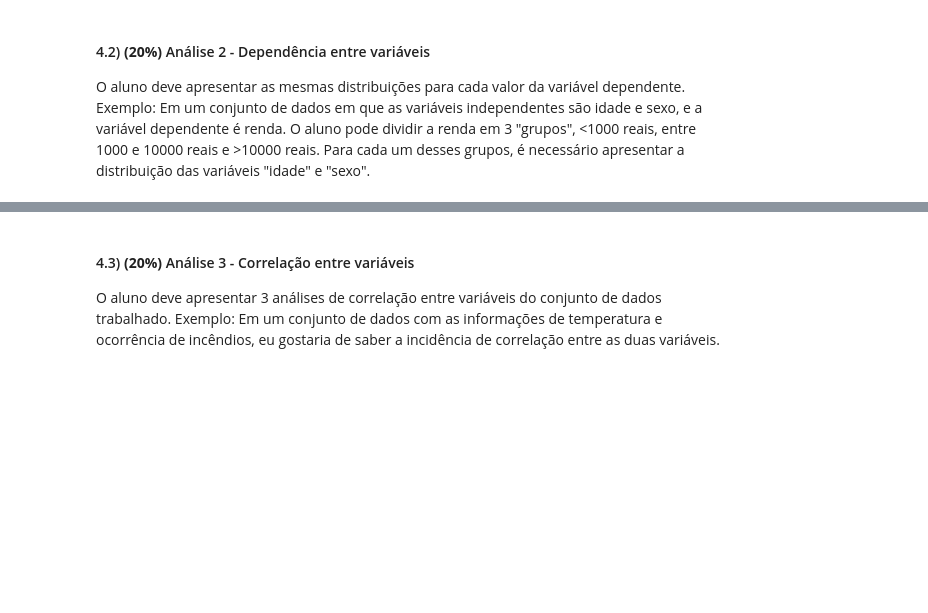
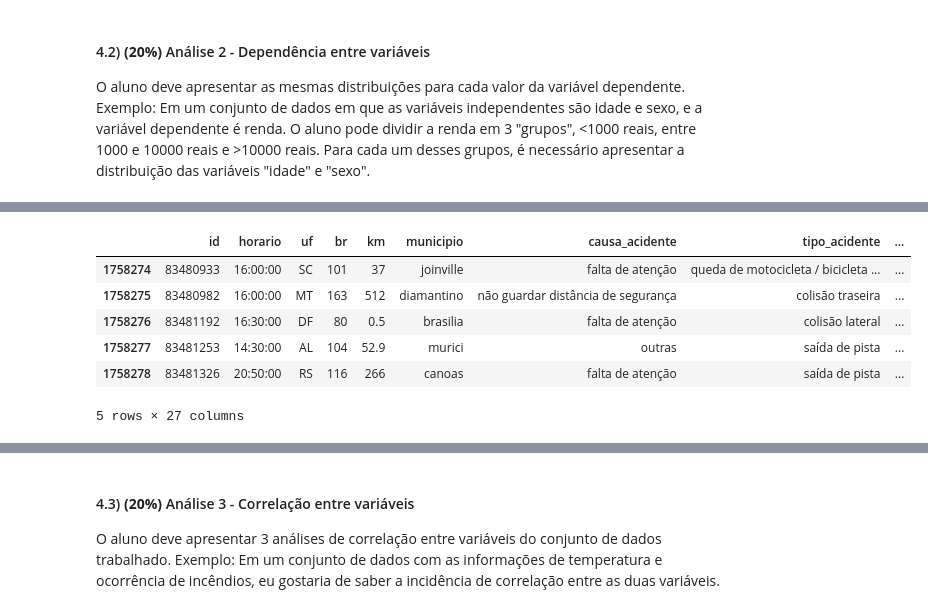
Before and after one commit to LilianeAquino/aed_projeto_1, a Jupyter notebook: template.ipynb, the cells around one changed output, grey strips where cells are left out. Drawn from its saved outputs; the diff is of its cells as text; code cells hidden in the pictures; blank space fills up the shorter version.

```diff
--- a/template.ipynb
+++ b/template.ipynb
@@ -342,0 +358,29 @@ df_2007_2018.reset_index().head(1)
+# %%
+DIAS = [
+    'Segunda-feira',
+    'Terça-feira',
+    'Quarta-feira',
+    'Quinta-Feira',
+    'Sexta-feira',
+    'Sábado',
+    'Domingo'
+]
+
+def dia_semana(data):
+
+    data = date(year=data.year, month=data.month, day=data.day)
+    indice_da_semana = data.weekday()
+    dia_semana = DIAS[indice_da_semana]
+
+    return dia_semana
+
+df_2007_2018['dia_da_semana'] = df_2007_2018['data'].apply(dia_semana)
+df_2007_2018.tail()
+# %% [output]
+|  | id | horario | uf | br | km | municipio | causa_acidente | tipo_acidente | ... |
+| 1758274 | 83480933 | 16:00:00 | SC | 101 | 37 | joinville | falta de atenção | queda de motocicleta / bicicleta ... | ... |
+| 1758275 | 83480982 | 16:00:00 | MT | 163 | 512 | diamantino | não guardar distância de segurança | colisão traseira | ... |
+| 1758276 | 83481192 | 16:30:00 | DF | 80 | 0.5 | brasilia | falta de atenção | colisão lateral | ... |
+| 1758277 | 83481253 | 14:30:00 | AL | 104 | 52.9 | murici | outras | saída de pista | ... |
+| 1758278 | 83481326 | 20:50:00 | RS | 116 | 266 | canoas | falta de atenção | saída de pista | ... |
+5 rows × 27 columns
```
Also changed, not shown: parts of 27 cells of this notebook.
